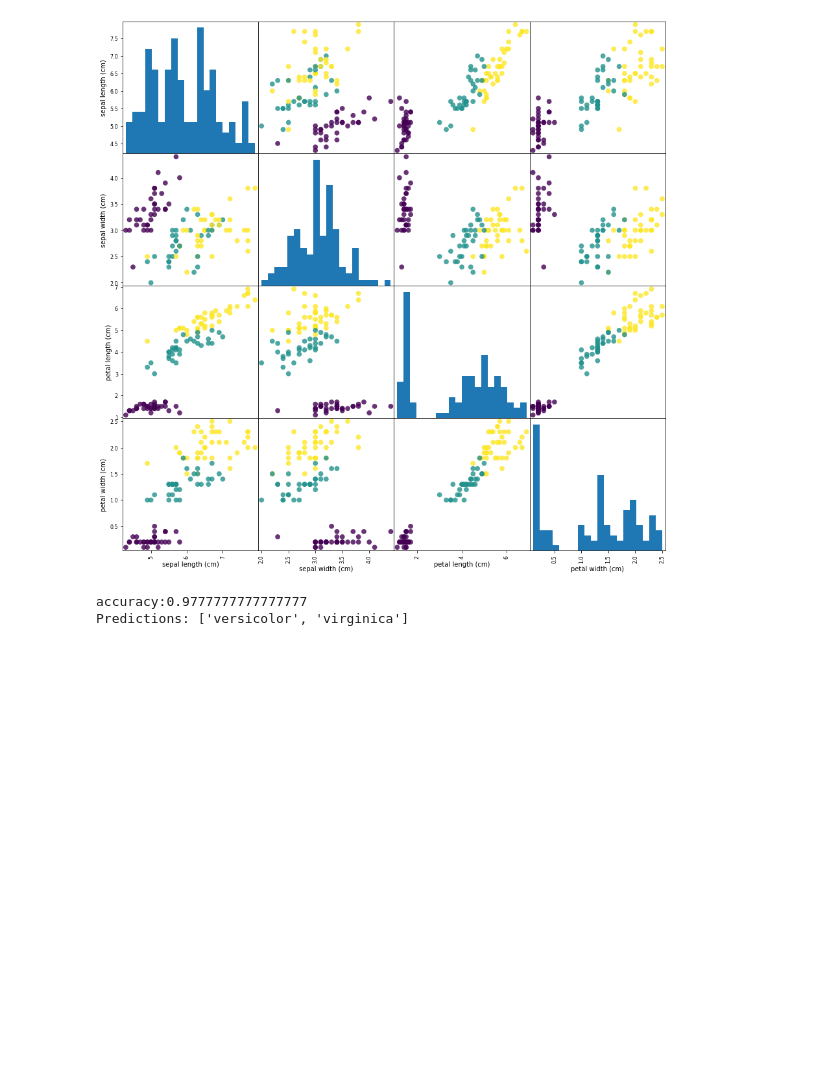
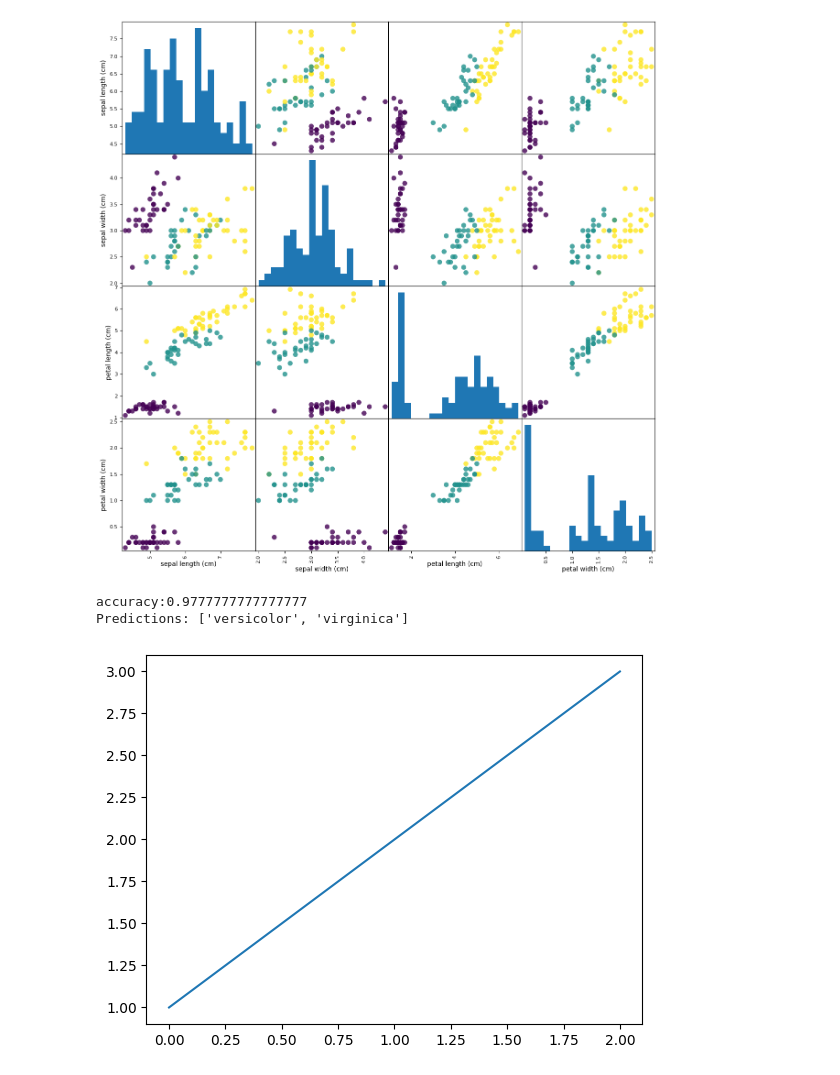
Before and after one commit to Hirushaashinshana/machineLearning, a Jupyter notebook: Scikit_Learn/scikit_learn.ipynb, the cells around one changed output. Drawn from its saved outputs; the diff is of its cells as text; code cells hidden in the pictures; blank space fills up the shorter version.

```diff
--- a/Scikit_Learn/scikit_learn.ipynb
+++ b/Scikit_Learn/scikit_learn.ipynb
@@ -43,5 +43,11 @@ print(f'Predictions: {pred_species}')
 # %% [output]
 accuracy:0.9777777777777777
 Predictions: ['versicolor', 'virginica']
+# %%
+import matplotlib.pyplot as plt
+plt.plot([1,2,3])
+plt.show()
+# %% [output]
+[figure, added]
 # %%
 # %% [output]
```
Also changed, not shown: parts of 2 cells of this notebook, 2 other files.
